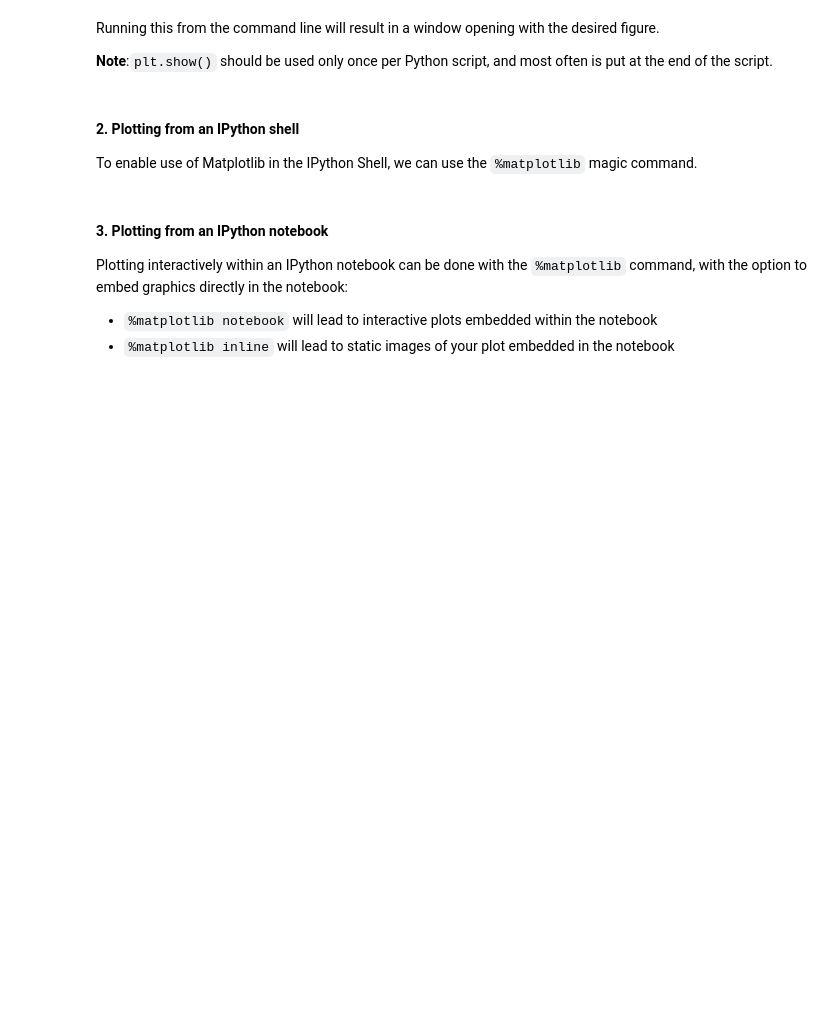
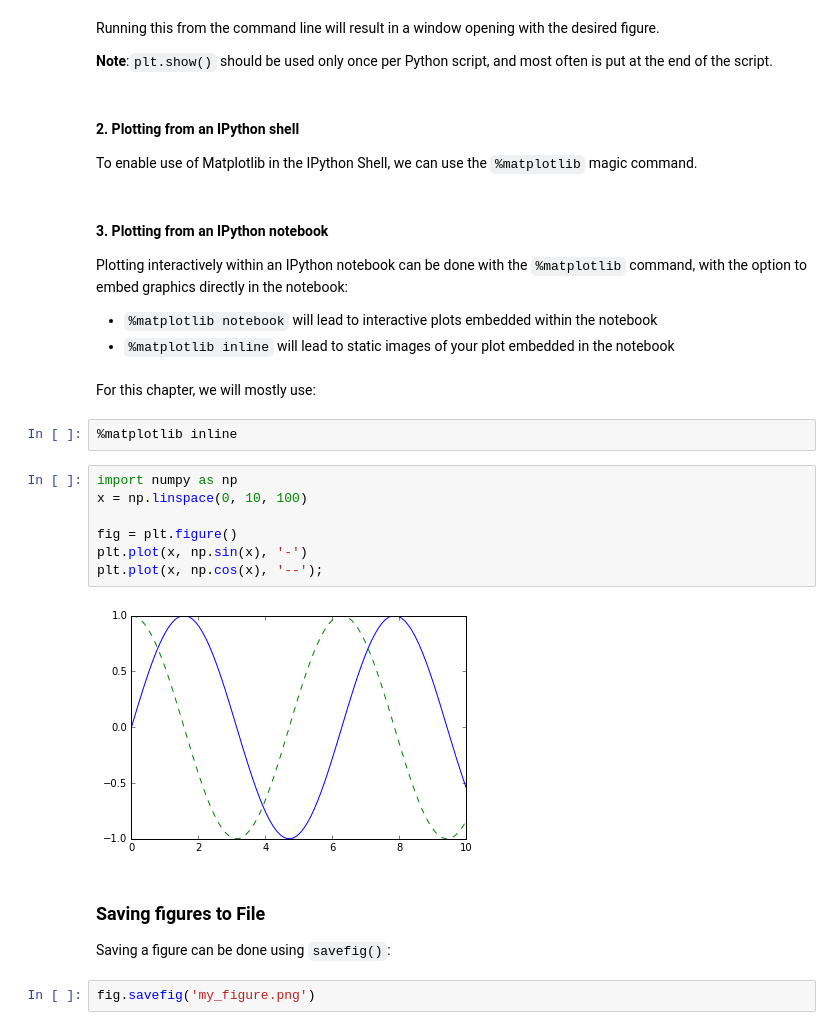
Before and after one commit to GiuseppeBaldini/Python-DS-Handbook, a Jupyter notebook: 4.Matplotlib/03.00 Visualization with Matplotlib.ipynb, the cells around one changed output. Drawn from its saved outputs; the diff is of its cells as text; blank space fills up the shorter version.

```diff
--- a/4.Matplotlib/03.00 Visualization with Matplotlib.ipynb
+++ b/4.Matplotlib/03.00 Visualization with Matplotlib.ipynb
@@ -51,3 +53,22 @@ Plotting interactively within an IPython notebook can be done with the <code>%ma
 
 * <code>%matplotlib notebook</code> will lead to interactive plots embedded within the notebook
 * <code>%matplotlib inline</code> will lead to static images of your plot embedded in the notebook
+# %% [markdown]
+For this chapter, we will mostly use:
+# %%
+%matplotlib inline
+# %%
+import numpy as np
+x = np.linspace(0, 10, 100)
+
+fig = plt.figure()
+plt.plot(x, np.sin(x), '-')
+plt.plot(x, np.cos(x), '--');
+# %% [output]
+[figure, added]
+# %% [markdown]
+### Saving figures to File
+
+Saving a figure can be done using <code>savefig()</code>:
+# %%
+fig.savefig('my_figure.png')
```
Also changed, not shown: parts of 9 cells of this notebook, 1 other file.
